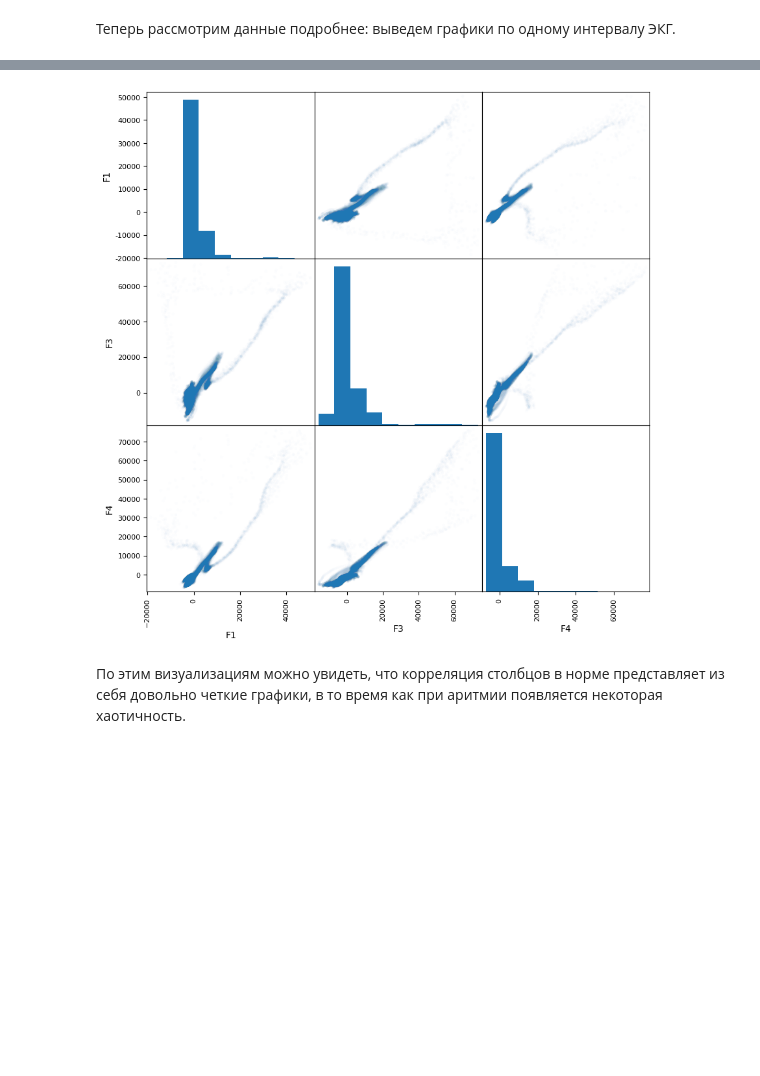
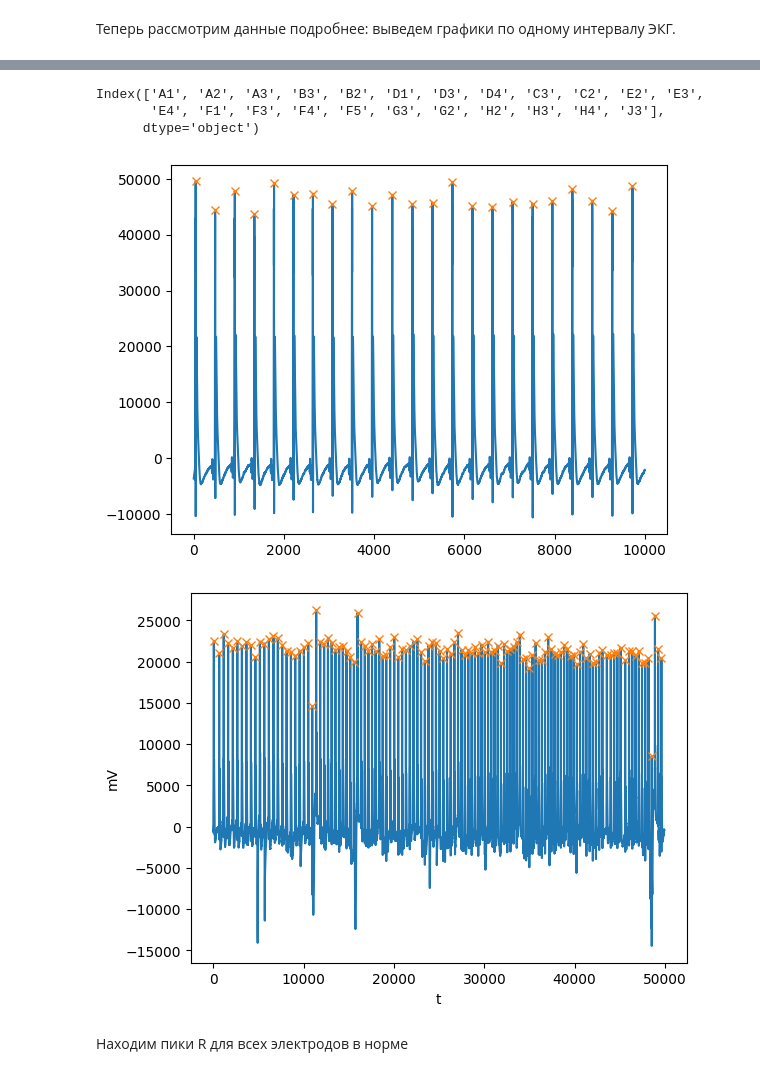
Before and after one commit to multifacs/ecg-analysis, a Jupyter notebook: ECG.ipynb, the cells around one changed output, grey strips where cells are left out. Cells and saved outputs as stored; diff of their text form; code cells hidden in the pictures; blank space fills up the shorter version.

```diff
--- a/ECG.ipynb
+++ b/ECG.ipynb
@@ -442,7 +454,64 @@ pass
-# %%
-scatter_matrix(data_arrhythmia[['F1', 'F3', 'F4']], alpha = .01, figsize = (10, 10))
-pass
-# %% [output]
-[figure, removed]
-# %% [markdown]
-По этим визуализациям можно увидеть, что корреляция столбцов в норме представляет из себя довольно четкие графики, в то время как при аритмии появляется некоторая хаотичность.
+# %%
+data_normal.columns
+# %% [output]
+Index(['A1', 'A2', 'A3', 'B3', 'B2', 'D1', 'D3', 'D4', 'C3', 'C2', 'E2', 'E3',
+       'E4', 'F1', 'F3', 'F4', 'F5', 'G3', 'G2', 'H2', 'H3', 'H4', 'J3'],
+      dtype='object')
+# %%
+# data_normal.head(1500)[['A1', 'B2']].plot(figsize=(15,10)).set(xlabel="t", ylabel="V")
+
+from scipy.signal import find_peaks
+
+col = data_normal.columns[22]
+col = 'B3'
+#l = len(data_normal[col])
+l = 10000
+threshold = 39000
+
+x, _ = find_peaks(data_normal.head(l)[col], height=threshold, distance=100)
+
+#performCut = False
+
+for i in range(len(x) - 1):
+    if abs(x[i] - x[i + 1]) < 100:
+        performCut = True
+        break
+performCut = False
+
+if (performCut):
+    x_new = []
+    for i in range(len(x) - 1):
+        if abs(x[i] - x[i + 1]) < 100:
+            if (data_normal[col][x[i]] > data_normal[col][x[i + 1]]):
+                x_new.append(x[i])
+            else:
+                x_new.append(x[i + 1])
+
+    plt.plot(data_normal.head(l)[col])
+    plt.plot(x_new, data_normal.head(l)[col][x_new], "x")
+    plt.show()
+else:
+    plt.plot(data_normal.head(l)[col])
+    plt.plot(x, data_normal.head(l)[col][x], "x")
+    plt.show()
+# %% [output]
+[figure, added]
+# %%
+col = data_arrhythmia.columns[14]
+col = 'C2'
+l = len(data_normal[col])
+#l = 5000
+threshold = 7000
+
+x, _ = find_peaks(data_arrhythmia.head(l)[col], height=threshold, distance=300)
+
+plt.plot(data_arrhythmia.head(l)[col])
+# plt.plot(48528, data_arrhythmia.tail(l)[col][48528], "x")
+plt.plot(x, data_arrhythmia.head(l)[col][x], "x")
+plt.xlabel('t')
+plt.ylabel('mV')
+plt.show()
+# %% [output]
+[figure, added]
+# %% [markdown]
+Находим пики R для всех электродов в норме
```
Also changed, not shown: parts of 28 cells of this notebook.
